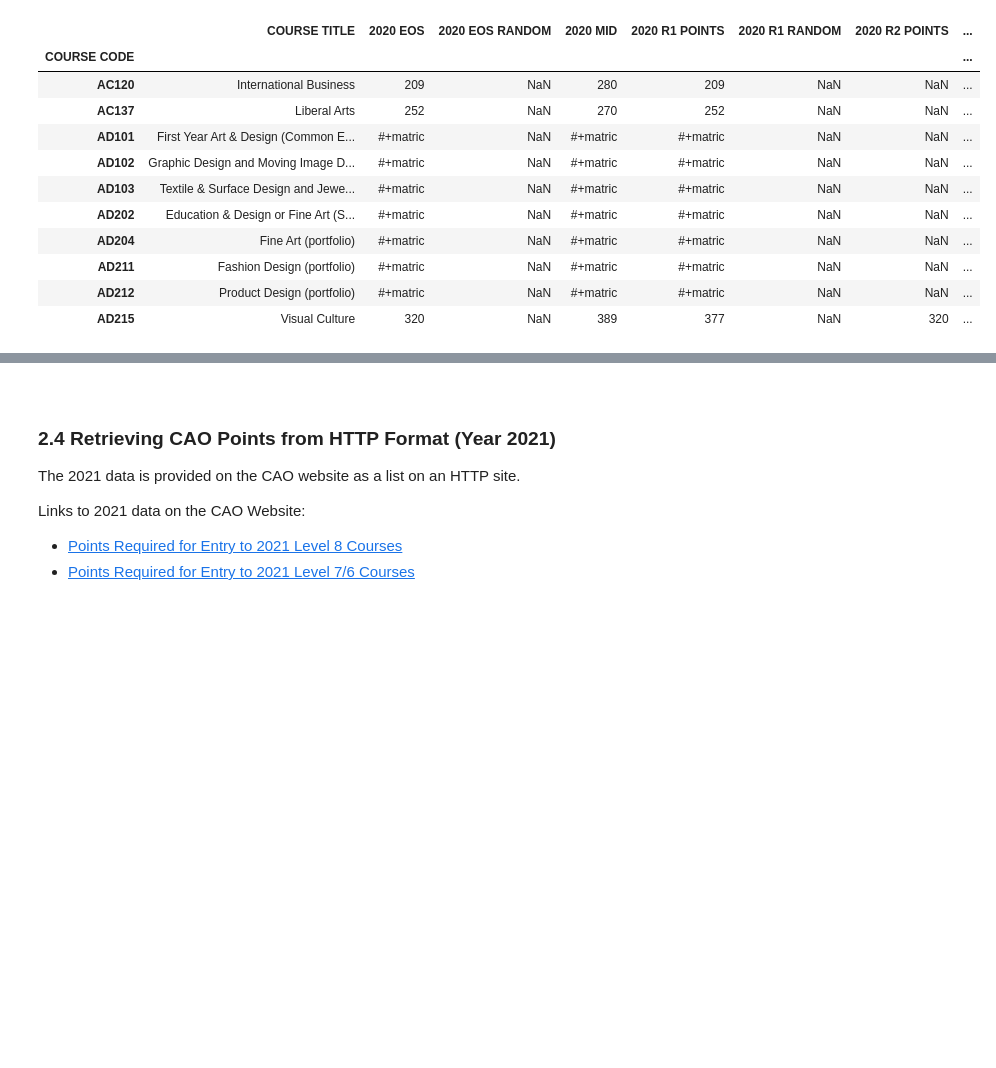
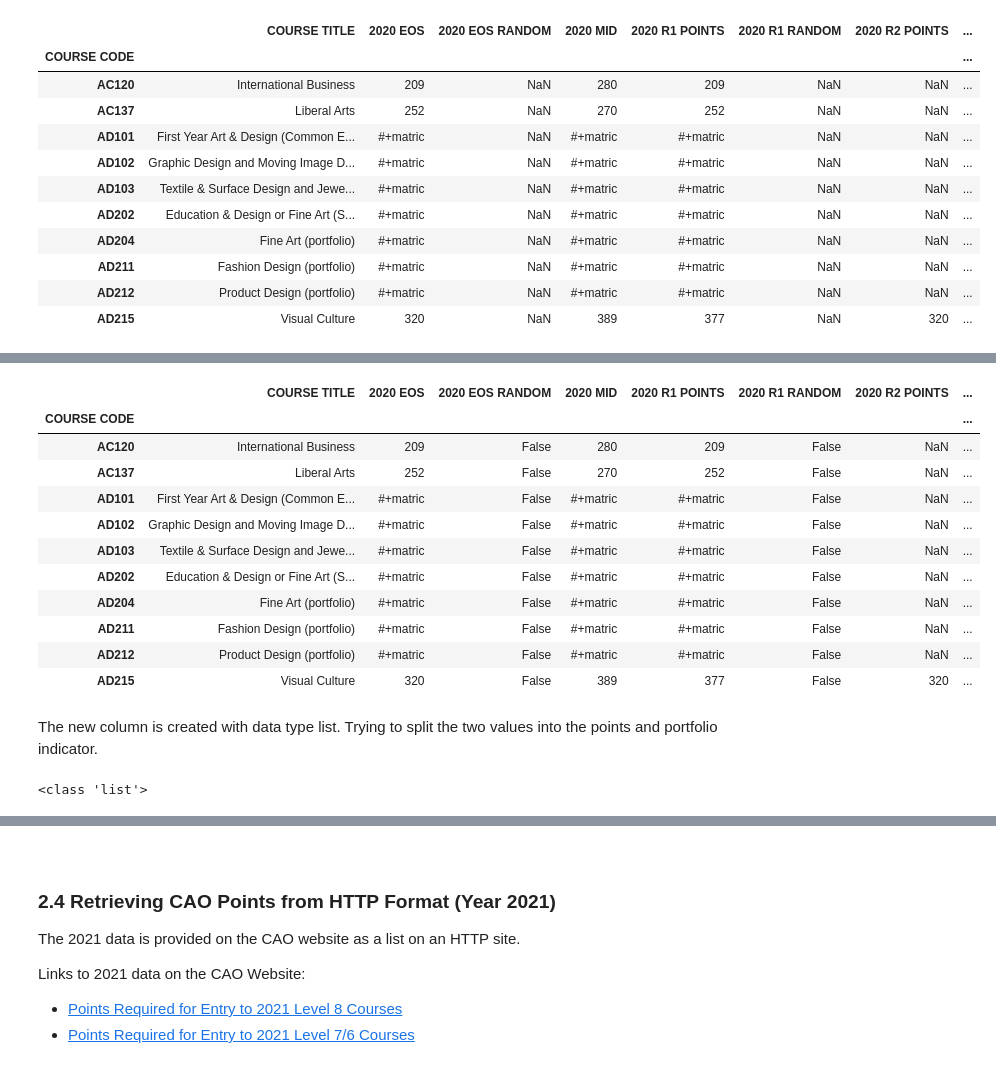
Before and after one commit to ssteffens/fundamentals-data-analysis-assessment, a Jupyter notebook: cao.ipynb, the cells around one changed output, grey strips where cells are left out. Cells and saved outputs as stored; diff of their text form; code cells hidden in the pictures; blank space fills up the shorter version.

```diff
--- a/cao.ipynb
+++ b/cao.ipynb
@@ -741,0 +719,46 @@ memory usage: 114.4+ KB
+# %%
+# Defining a function to split the data in column 2020 EOS
+
+def eos_to_array_new(s):
+    # If value is a number, return number and blank space
+    if s.isdigit():
+        return [s,'']
+    else:
+        # If first character is a '#', set portfolio value as '#'
+        portfolio = ''
+        if s[0] == '#':
+            portfolio = '#'
+        # For any numerical values, set it as the points value
+        points = ''
+        for i in s:
+            if i.isdigit():
+                points = points + i
+        return [points, portfolio]
+# %%
+# Converting column data type to string
+df2020['2020 EOS'] = df2020['2020 EOS'].astype(str)
+# %%
+# Creating a new column "New" applying the function defined above
+df2020['New'] = df2020['2020 EOS'].apply(eos_to_array_new)
+# %%
+# View the result
+df2020.head(10)
+# %% [output]
+|  | COURSE TITLE | 2020 EOS | 2020 EOS RANDOM | 2020 MID | 2020 R1 POINTS | 2020 R1 RANDOM | 2020 R2 POINTS | ... |
+| COURSE CODE |  |  |  |  |  |  |  | ... |
+| AC120 | International Business | 209 | False | 280 | 209 | False | NaN | ... |
+| AC137 | Liberal Arts | 252 | False | 270 | 252 | False | NaN | ... |
+| AD101 | First Year Art & Design (Common E... | #+matric | False | #+matric | #+matric | False | NaN | ... |
+| AD102 | Graphic Design and Moving Image D... | #+matric | False | #+matric | #+matric | False | NaN | ... |
+| AD103 | Textile & Surface Design and Jewe... | #+matric | False | #+matric | #+matric | False | NaN | ... |
+| AD202 | Education & Design or Fine Art (S... | #+matric | False | #+matric | #+matric | False | NaN | ... |
+| AD204 | Fine Art (portfolio) | #+matric | False | #+matric | #+matric | False | NaN | ... |
+| AD211 | Fashion Design (portfolio) | #+matric | False | #+matric | #+matric | False | NaN | ... |
+| AD212 | Product Design (portfolio) | #+matric | False | #+matric | #+matric | False | NaN | ... |
+| AD215 | Visual Culture | 320 | False | 389 | 377 | False | 320 | ... |
+# %% [markdown]
+The new column is created with data type list. Trying to split the two values into the points and portfolio indicator.
+# %%
+print(type(df2020.loc[df2020.index[0], 'New']))
+# %% [output]
+<class 'list'>
```
Also changed, not shown: parts of 54 cells of this notebook, 59 other files.
